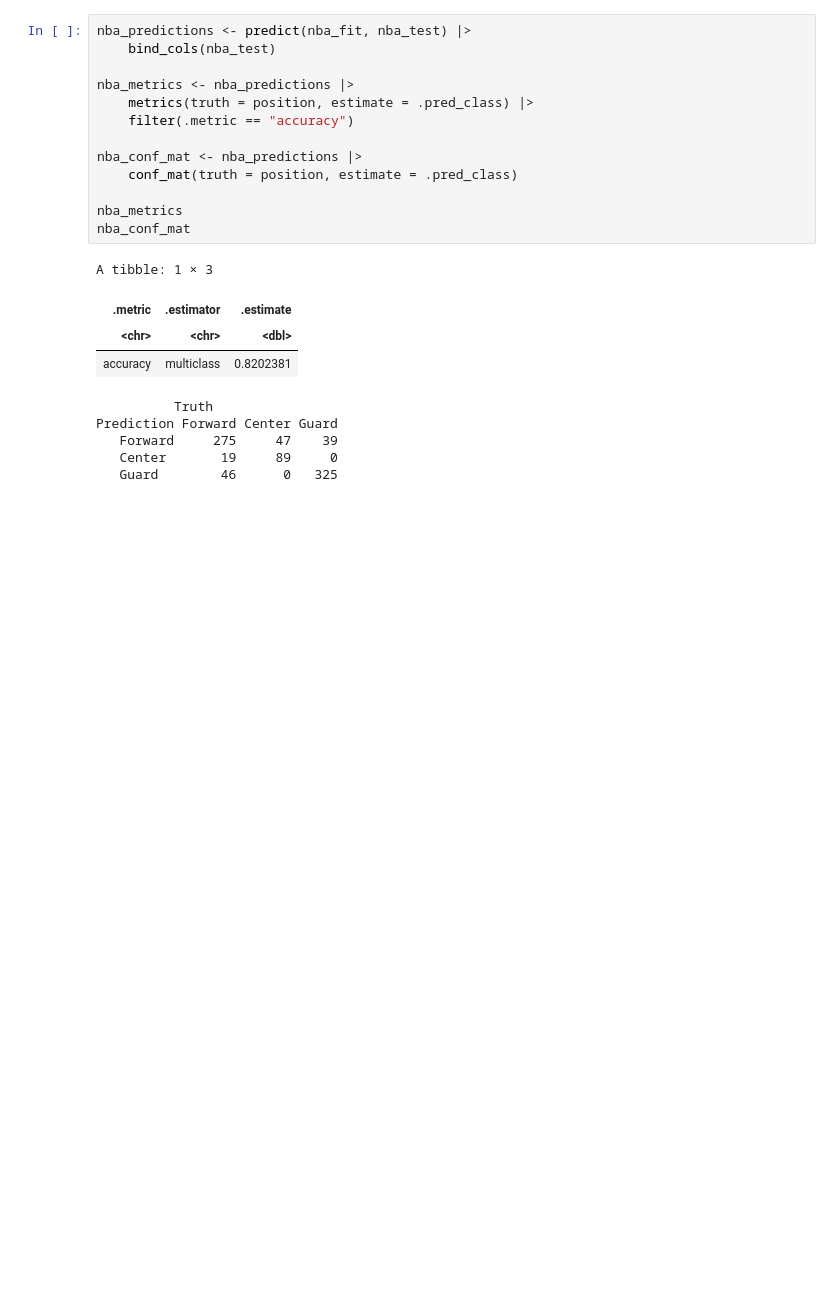
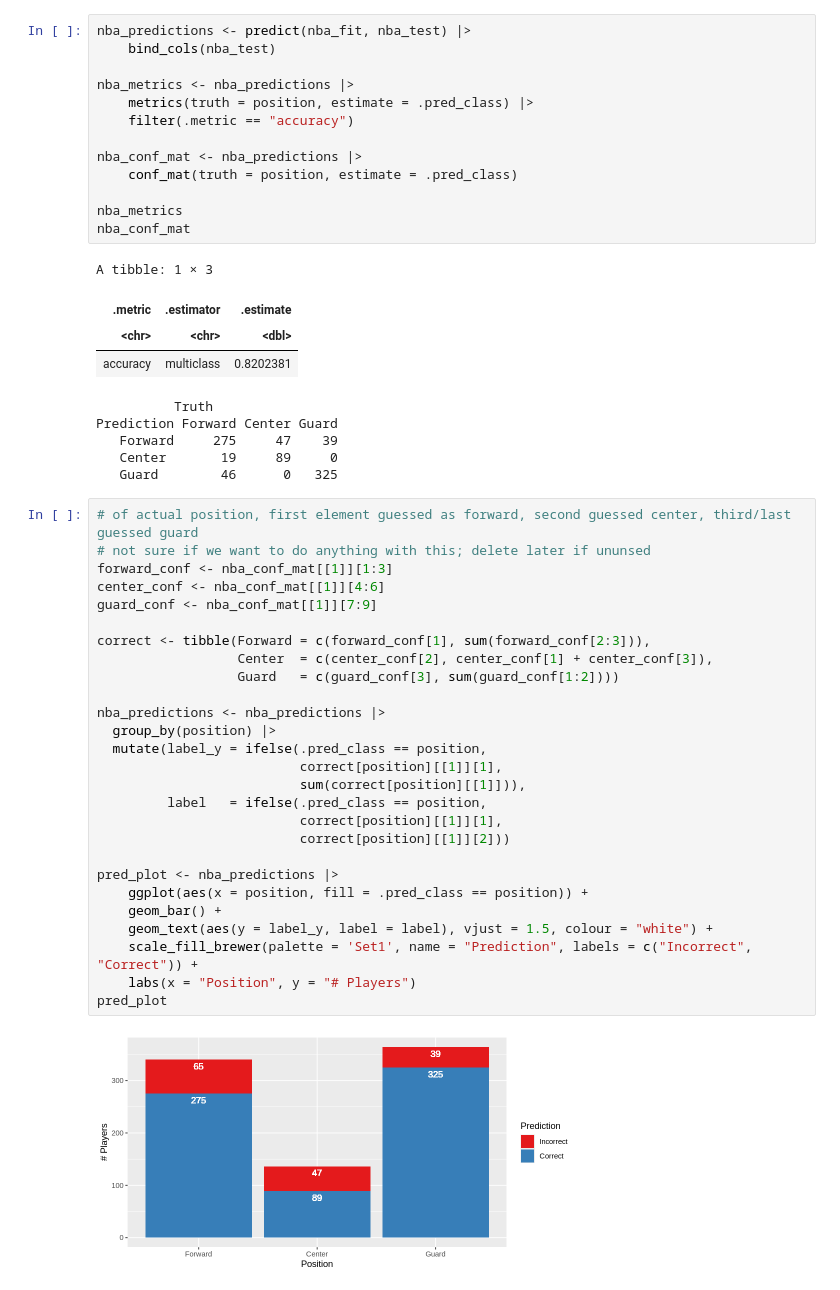
Before and after one commit to jakobsereda/nba-classifier, a Jupyter notebook: notebooks/report-notebook.ipynb, the cells around one changed output. Saved outputs shown, nothing was run; the diff lists cells and outputs as text; blank space fills up the shorter version.

Commit message:
added two confusion matrix visualizations
code is a bit messy; don't need to keep either

```diff
--- a/notebooks/report-notebook.ipynb
+++ b/notebooks/report-notebook.ipynb
@@ -205,3 +207,32 @@ Prediction Forward Center Guard
    Forward     275     47    39
    Center       19     89     0
    Guard        46      0   325
+# %%
+# of actual position, first element guessed as forward, second guessed center, third/last guessed guard
+# not sure if we want to do anything with this; delete later if ununsed
+forward_conf <- nba_conf_mat[[1]][1:3]
+center_conf <- nba_conf_mat[[1]][4:6]
+guard_conf <- nba_conf_mat[[1]][7:9]
+
+correct <- tibble(Forward = c(forward_conf[1], sum(forward_conf[2:3])),
+                  Center  = c(center_conf[2], center_conf[1] + center_conf[3]),
+                  Guard   = c(guard_conf[3], sum(guard_conf[1:2])))
+
+nba_predictions <- nba_predictions |>
+  group_by(position) |>
+  mutate(label_y = ifelse(.pred_class == position,
+                          correct[position][[1]][1],
+                          sum(correct[position][[1]])),
+         label   = ifelse(.pred_class == position,
+                          correct[position][[1]][1],
+                          correct[position][[1]][2]))
+
+pred_plot <- nba_predictions |>
+    ggplot(aes(x = position, fill = .pred_class == position)) +
+    geom_bar() +
+    geom_text(aes(y = label_y, label = label), vjust = 1.5, colour = "white") +
+    scale_fill_brewer(palette = 'Set1', name = "Prediction", labels = c("Incorrect", "Correct")) +
+    labs(x = "Position", y = "# Players")
+pred_plot
+# %% [output]
+[figure, added]
```
Also changed, not shown: parts of 2 cells of this notebook.
